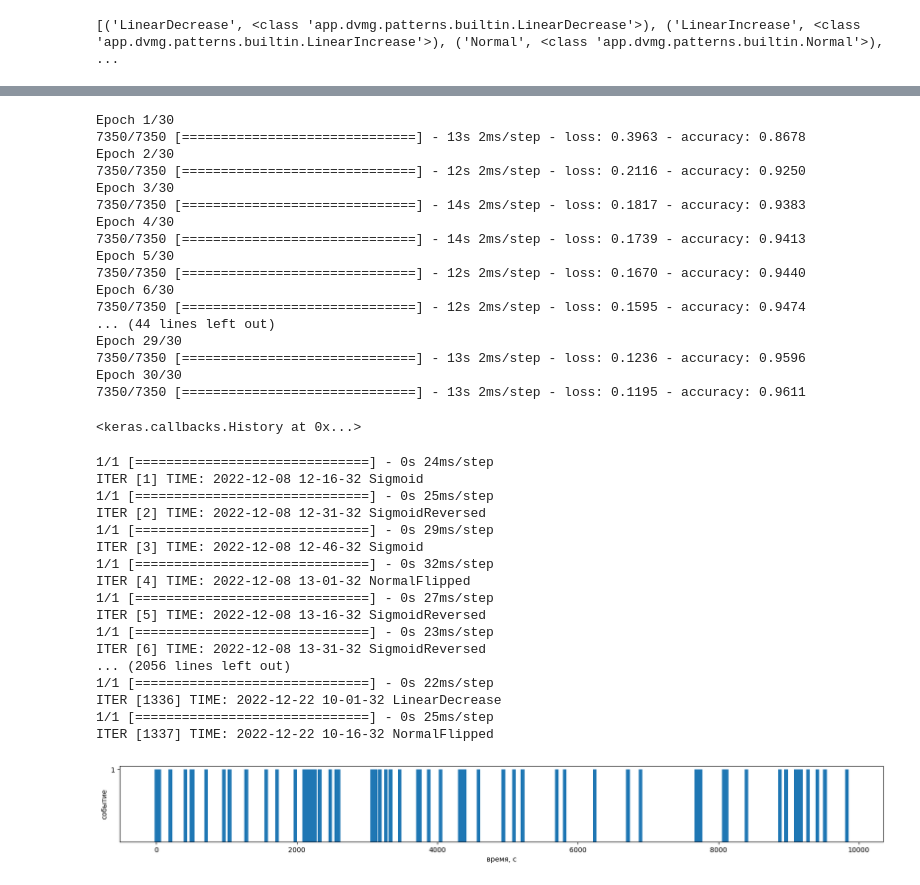
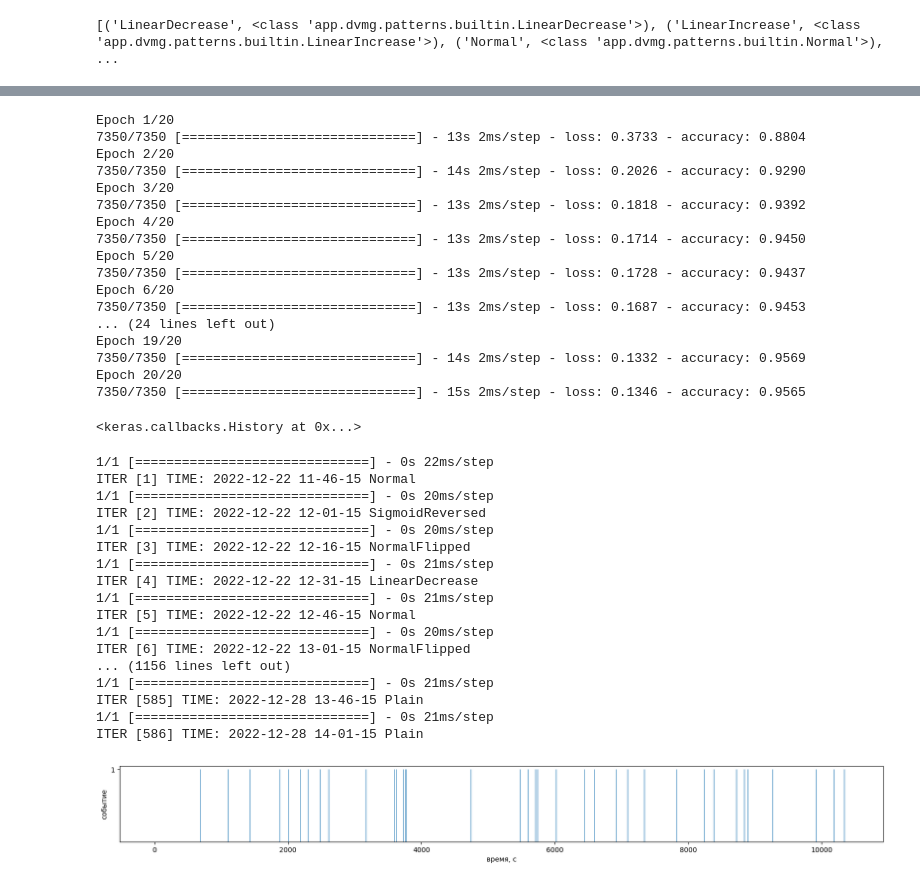
Before and after one commit to 3xiced/dvmg, a Jupyter notebook: net/keras_weird_model.ipynb, the cells around one changed output, grey strips where cells are left out. Drawn from its saved outputs; the diff is of its cells as text; code cells hidden in the pictures.

```diff
--- a/net/keras_weird_model.ipynb
+++ b/net/keras_weird_model.ipynb
@@ -161,25 +161,25 @@ model.compile(optimizer='adam',
               loss='categorical_crossentropy',
               metrics=['accuracy'])
 
-model.fit(x_train, y_train, batch_size=20, epochs=30)
+model.fit(x_train, y_train, batch_size=20, epochs=20)
 # %% [output]
-Epoch 1/30
-7350/7350 [==============================] - 13s 2ms/step - loss: 0.3963 - accuracy: 0.8678
-Epoch 2/30
-7350/7350 [==============================] - 12s 2ms/step - loss: 0.2116 - accuracy: 0.9250
-Epoch 3/30
-7350/7350 [==============================] - 14s 2ms/step - loss: 0.1817 - accuracy: 0.9383
-Epoch 4/30
-7350/7350 [==============================] - 14s 2ms/step - loss: 0.1739 - accuracy: 0.9413
-Epoch 5/30
-7350/7350 [==============================] - 12s 2ms/step - loss: 0.1670 - accuracy: 0.9440
-Epoch 6/30
-7350/7350 [==============================] - 12s 2ms/step - loss: 0.1595 - accuracy: 0.9474
-... (44 lines left out)
-Epoch 29/30
-7350/7350 [==============================] - 13s 2ms/step - loss: 0.1236 - accuracy: 0.9596
-Epoch 30/30
-7350/7350 [==============================] - 13s 2ms/step - loss: 0.1195 - accuracy: 0.9611
+Epoch 1/20
+7350/7350 [==============================] - 13s 2ms/step - loss: 0.3733 - accuracy: 0.8804
+Epoch 2/20
+7350/7350 [==============================] - 14s 2ms/step - loss: 0.2026 - accuracy: 0.9290
+Epoch 3/20
+7350/7350 [==============================] - 13s 2ms/step - loss: 0.1818 - accuracy: 0.9392
+Epoch 4/20
+7350/7350 [==============================] - 13s 2ms/step - loss: 0.1714 - accuracy: 0.9450
+Epoch 5/20
+7350/7350 [==============================] - 13s 2ms/step - loss: 0.1728 - accuracy: 0.9437
+Epoch 6/20
+7350/7350 [==============================] - 13s 2ms/step - loss: 0.1687 - accuracy: 0.9453
+... (24 lines left out)
+Epoch 19/20
+7350/7350 [==============================] - 14s 2ms/step - loss: 0.1332 - accuracy: 0.9569
+Epoch 20/20
+7350/7350 [==============================] - 15s 2ms/step - loss: 0.1346 - accuracy: 0.9565
 <keras.callbacks.History at 0x...>
 # %%
 from datetime import datetime, timedelta
@@ -189,7 +189,8 @@ import sys, os
 sys.path.insert(0, os.path.abspath('..'))
 from app.utils import *
 
-lines: list = open('./data/cameraDetections.txt').read().splitlines()
+# lines: list = open('./data/cameraDetections.txt').read().splitlines()
+lines: list = open('./data/log.log').read().splitlines()
 
 timestamps: list = list()
 
@@ -200,7 +201,7 @@ for line in lines:
         line = line.replace('+04', '')
     if '.' not in line:
         line += '.0'
-    time = datetime.strptime(line, '%Y-%m-%d %H:%M:%S.%f') - timedelta(hours=1)
+    time = datetime.strptime(line, '%Y-%m-%d %H:%M:%S.%f') # - timedelta(hours=1)
     timestamps.append(time.timestamp())
 
 dt_strings: list[str] = list()
@@ -249,48 +250,48 @@ while end_time < dt_objects[-1]:
     ) # plain - quantile
 
     to_hist = process_coordinates_to_histogram(list(output.keys()), DEVIDER)
     x1, y1 = compile_phase_portrait(to_hist, DEVIDER, 20, EQUATION_1[0], EQUATION_1[1])
     x2, y2 = compile_phase_portrait(to_hist, DEVIDER, 20, EQUATION_2[0], EQUATION_2[1])
     x3, y3 = compile_phase_portrait(to_hist, DEVIDER, 20, EQUATION_3[0], EQUATION_3[1])
     # x4, y4 = compile_phase_portrait(to_hist, DEVIDER, 20, EQUATION_4[0], EQUATION_4[1])
     rx1, ry1 = compile_phase_reconstruction_quantile(x1, y1)
     rx2, ry2 = compile_phase_reconstruction_quantile(x2, y2)
     rx3, ry3 = compile_phase_reconstruction_quantile(x3, y3)
     # rx4, ry4 = compile_phase_reconstruction_quantile(x4, y4)
     test_data = tf.convert_to_tensor(np.array(rx1 + ry1 + rx2 + ry2 +rx3 +ry3), tf.float32)
 
     # Predict and print
     prediction = model.predict(tf.expand_dims(test_data, axis=0)) #type: ignore
     tt = start_time.strftime('%Y-%m-%d %H:%M:%S').replace(':','-')
     class_name = f_patterns_list[prediction.tolist()[0].index(max(prediction.tolist()[0]))][0]
     print(f"ITER [{counter}] TIME: {tt} " + class_name)
     plt.close('all')
     plt.rcParams["figure.figsize"] = [20, 2]
-    plt.bar(list(output.keys()), list(output.values()), width=50)  # type: ignore
+    plt.bar(list(output.keys()), list(output.values()), width=1)  # type: ignore
     plt.yticks([1])
     plt.xlabel("время, c")
     plt.ylabel("событие")
     plt.savefig(f'./images/events/{tt}+{class_name}.png')
 
 
 # timestamps = timestamps[66:120] #78 #169
 # timestamps = timestamps[78:190] #78 #169
 # %% [output]
-1/1 [==============================] - 0s 24ms/step
-ITER [1] TIME: 2022-12-08 12-16-32 Sigmoid
-1/1 [==============================] - 0s 25ms/step
-ITER [2] TIME: 2022-12-08 12-31-32 SigmoidReversed
-1/1 [==============================] - 0s 29ms/step
-ITER [3] TIME: 2022-12-08 12-46-32 Sigmoid
-1/1 [==============================] - 0s 32ms/step
-ITER [4] TIME: 2022-12-08 13-01-32 NormalFlipped
-1/1 [==============================] - 0s 27ms/step
-ITER [5] TIME: 2022-12-08 13-16-32 SigmoidReversed
-1/1 [==============================] - 0s 23ms/step
-ITER [6] TIME: 2022-12-08 13-31-32 SigmoidReversed
-... (2056 lines left out)
 1/1 [==============================] - 0s 22ms/step
-ITER [1336] TIME: 2022-12-22 10-01-32 LinearDecrease
-1/1 [==============================] - 0s 25ms/step
-ITER [1337] TIME: 2022-12-22 10-16-32 NormalFlipped
+ITER [1] TIME: 2022-12-22 11-46-15 Normal
+1/1 [==============================] - 0s 20ms/step
+ITER [2] TIME: 2022-12-22 12-01-15 SigmoidReversed
+1/1 [==============================] - 0s 20ms/step
+ITER [3] TIME: 2022-12-22 12-16-15 NormalFlipped
+1/1 [==============================] - 0s 21ms/step
+ITER [4] TIME: 2022-12-22 12-31-15 LinearDecrease
+1/1 [==============================] - 0s 21ms/step
+ITER [5] TIME: 2022-12-22 12-46-15 Normal
+1/1 [==============================] - 0s 20ms/step
+ITER [6] TIME: 2022-12-22 13-01-15 NormalFlipped
+... (1156 lines left out)
+1/1 [==============================] - 0s 21ms/step
+ITER [585] TIME: 2022-12-28 13-46-15 Plain
+1/1 [==============================] - 0s 21ms/step
+ITER [586] TIME: 2022-12-28 14-01-15 Plain
-[figure, old version]
+[figure, new version]
```
Also changed, not shown: parts of 1 cell of this notebook, 8 other files.
